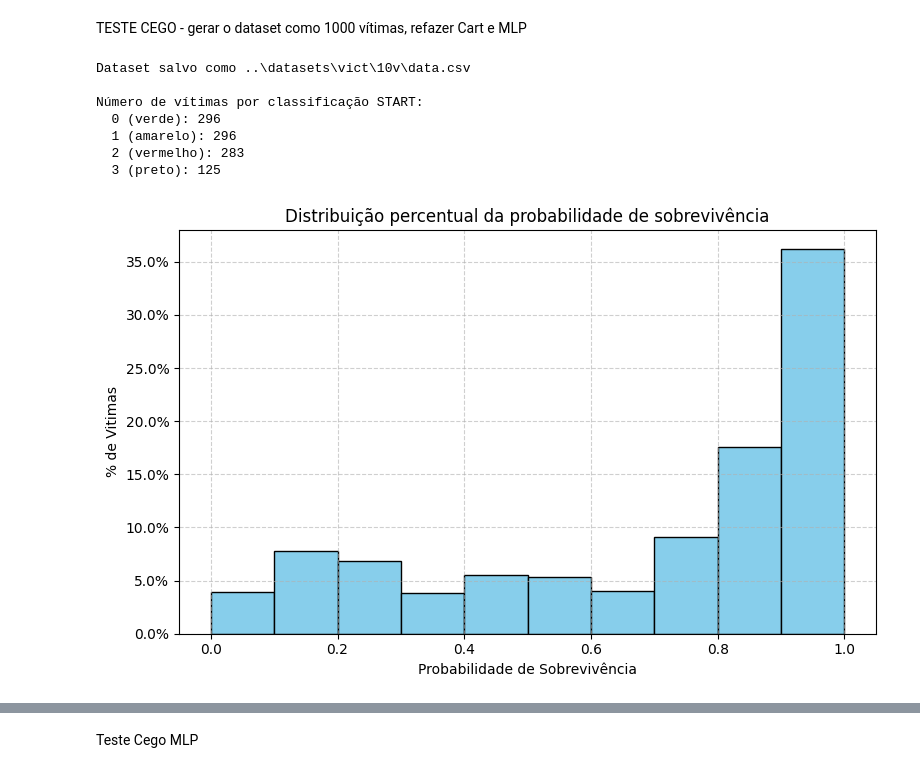
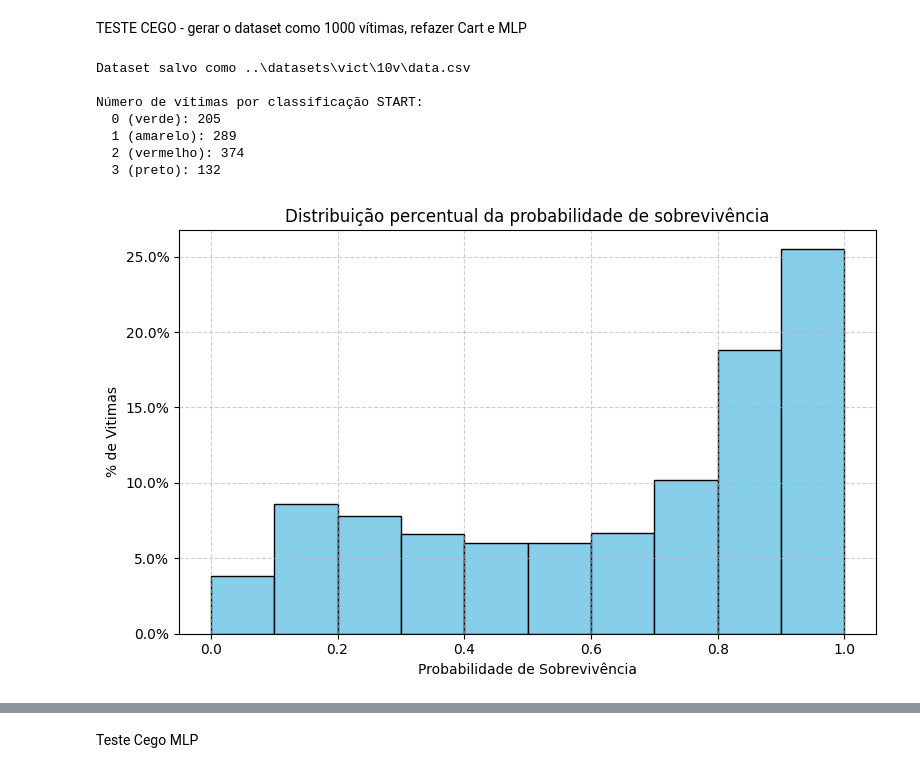
Before and after one commit to MatheusLoureiro2003/Classificao-Sistemas-Inteligentes, a Jupyter notebook: data_creation/Classificacao.ipynb, the cells around one changed output, grey strips where cells are left out. Saved outputs shown, nothing was run; the diff lists cells and outputs as text; code cells hidden in the pictures.

```diff
--- a/data_creation/Classificacao.ipynb
+++ b/data_creation/Classificacao.ipynb
@@ -429,23 +429,23 @@ TESTE CEGO - gerar o dataset como 1000 vítimas, refazer Cart e MLP
 # %%
 #Gerando um data set com 1000 vítimas, e seed diferente da de treino
 
 df_teste = gerar_dataset_vitimas(
     n_vitimas=1000,
     media_idade=45,
     desvio_idade=5,
-    tipo_acidente="ferroviario",
-    nivel_ruido=0.03,
+    tipo_acidente="aereo",
+    nivel_ruido=0.05,
     seed=89
 )
 # %% [output]
 Dataset salvo como ..\datasets\vict\10v\data.csv
 
 Número de vítimas por classificação START:
-  0 (verde): 296
-  1 (amarelo): 296
-  2 (vermelho): 283
-  3 (preto): 125
+  0 (verde): 205
+  1 (amarelo): 289
+  2 (vermelho): 374
+  3 (preto): 132
-[figure, old version]
+[figure, new version]
 # %%
 y_teste = df_teste["tri"]
 
```
Also changed, not shown: parts of 12 cells of this notebook, 2 other files.
